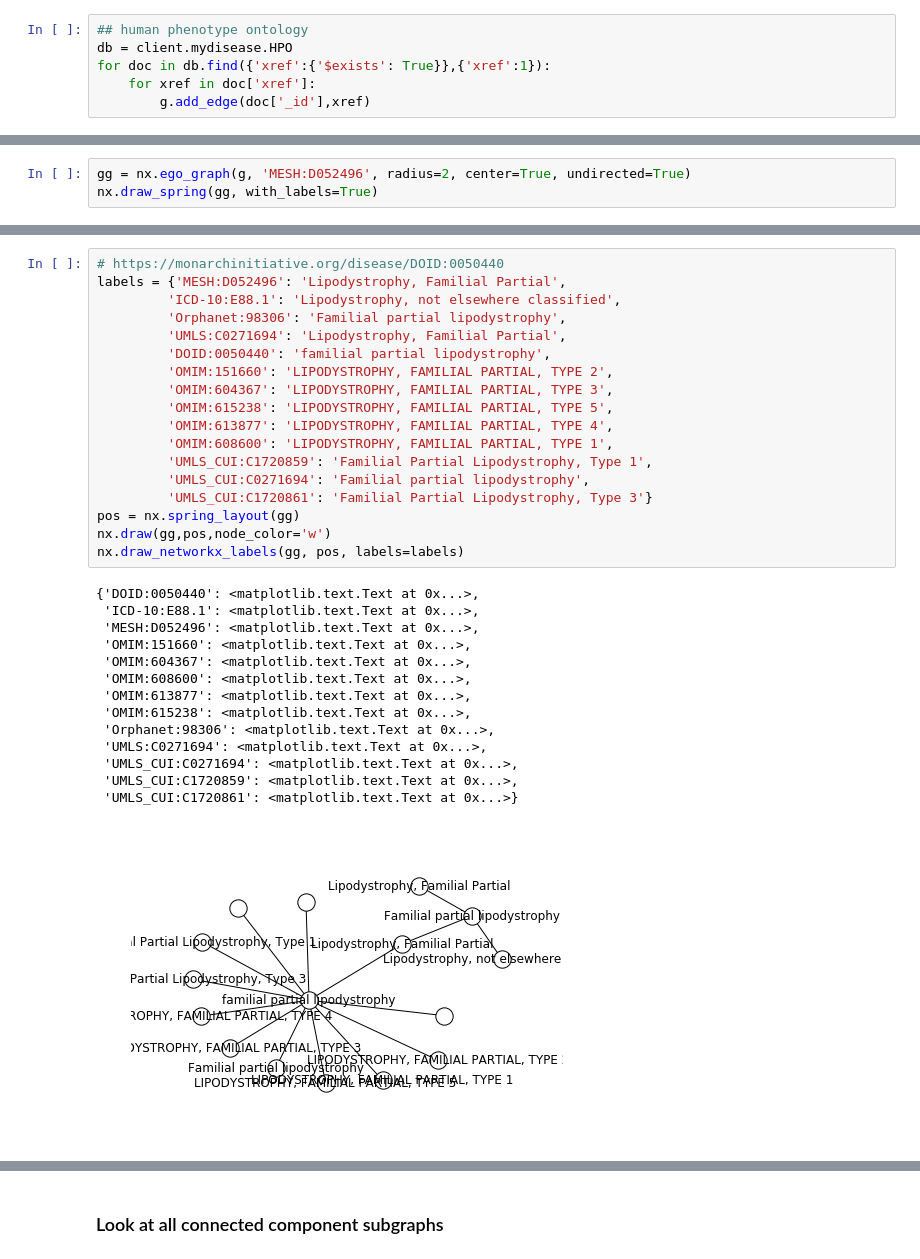
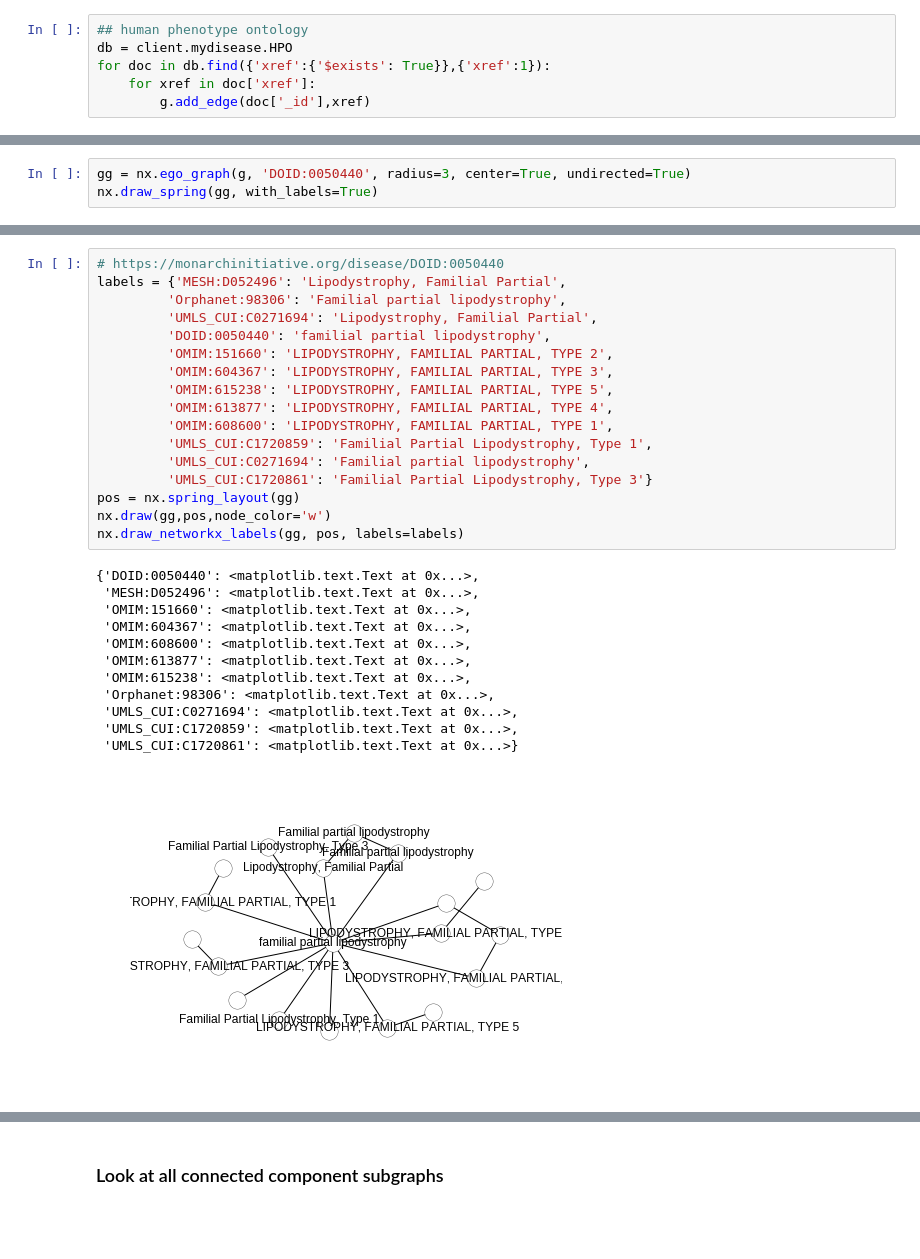
Before and after one commit to biothings/mydisease.info, a Jupyter notebook: mydisease/dataload/link_ids.ipynb, the cells around one changed output, grey strips where cells are left out. Cells and saved outputs as stored; diff of their text form; blank space fills up the shorter version.

```diff
--- a/mydisease/dataload/link_ids.ipynb
+++ b/mydisease/dataload/link_ids.ipynb
@@ -70,4 +96,4 @@ for doc in db.find({'xref':{'$exists': True}},{'xref':1}):
 # %%
-gg = nx.ego_graph(g, 'MESH:D052496', radius=2, center=True, undirected=True)
+gg = nx.ego_graph(g, 'DOID:0050440', radius=3, center=True, undirected=True)
 nx.draw_spring(gg, with_labels=True)
 # %% [output]
@@ -75,33 +101,30 @@ nx.draw_spring(gg, with_labels=True)
 # %%
 # https://monarchinitiative.org/disease/DOID:0050440
 labels = {'MESH:D052496': 'Lipodystrophy, Familial Partial',
-         'ICD-10:E88.1': 'Lipodystrophy, not elsewhere classified',
          'Orphanet:98306': 'Familial partial lipodystrophy',
-         'UMLS:C0271694': 'Lipodystrophy, Familial Partial',
+         'UMLS_CUI:C0271694': 'Lipodystrophy, Familial Partial',
          'DOID:0050440': 'familial partial lipodystrophy',
          'OMIM:151660': 'LIPODYSTROPHY, FAMILIAL PARTIAL, TYPE 2',
          'OMIM:604367': 'LIPODYSTROPHY, FAMILIAL PARTIAL, TYPE 3',
          'OMIM:615238': 'LIPODYSTROPHY, FAMILIAL PARTIAL, TYPE 5',
          'OMIM:613877': 'LIPODYSTROPHY, FAMILIAL PARTIAL, TYPE 4',
          'OMIM:608600': 'LIPODYSTROPHY, FAMILIAL PARTIAL, TYPE 1',
          'UMLS_CUI:C1720859': 'Familial Partial Lipodystrophy, Type 1',
          'UMLS_CUI:C0271694': 'Familial partial lipodystrophy',
          'UMLS_CUI:C1720861': 'Familial Partial Lipodystrophy, Type 3'}
 pos = nx.spring_layout(gg)
 nx.draw(gg,pos,node_color='w')
 nx.draw_networkx_labels(gg, pos, labels=labels)
 # %% [output]
 {'DOID:0050440': <matplotlib.text.Text at 0x...>,
- 'ICD-10:E88.1': <matplotlib.text.Text at 0x...>,
  'MESH:D052496': <matplotlib.text.Text at 0x...>,
  'OMIM:151660': <matplotlib.text.Text at 0x...>,
  'OMIM:604367': <matplotlib.text.Text at 0x...>,
  'OMIM:608600': <matplotlib.text.Text at 0x...>,
  'OMIM:613877': <matplotlib.text.Text at 0x...>,
  'OMIM:615238': <matplotlib.text.Text at 0x...>,
  'Orphanet:98306': <matplotlib.text.Text at 0x...>,
- 'UMLS:C0271694': <matplotlib.text.Text at 0x...>,
  'UMLS_CUI:C0271694': <matplotlib.text.Text at 0x...>,
  'UMLS_CUI:C1720859': <matplotlib.text.Text at 0x...>,
  'UMLS_CUI:C1720861': <matplotlib.text.Text at 0x...>}
-[figure, old version]
+[figure, new version]
```
Also changed, not shown: parts of 29 cells of this notebook, 40 other files.
